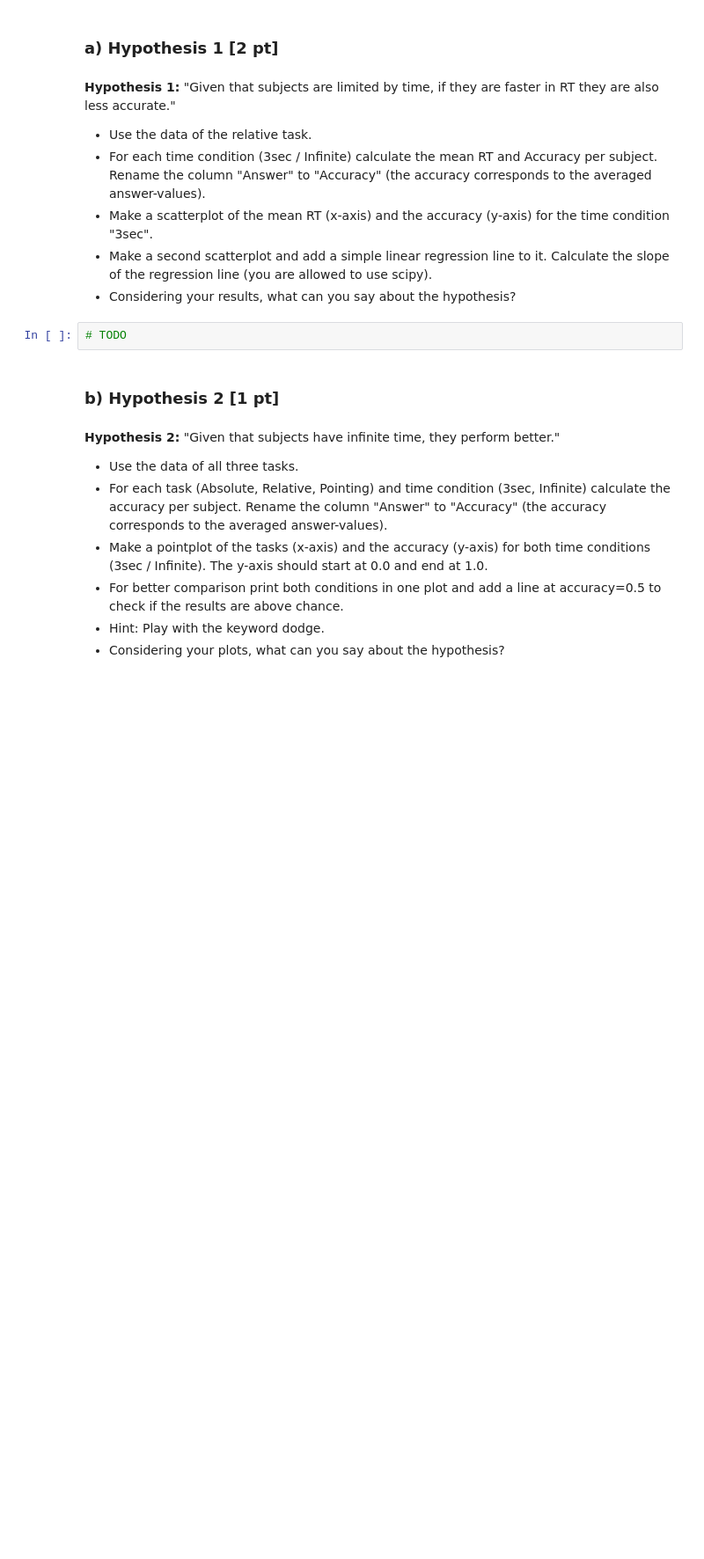
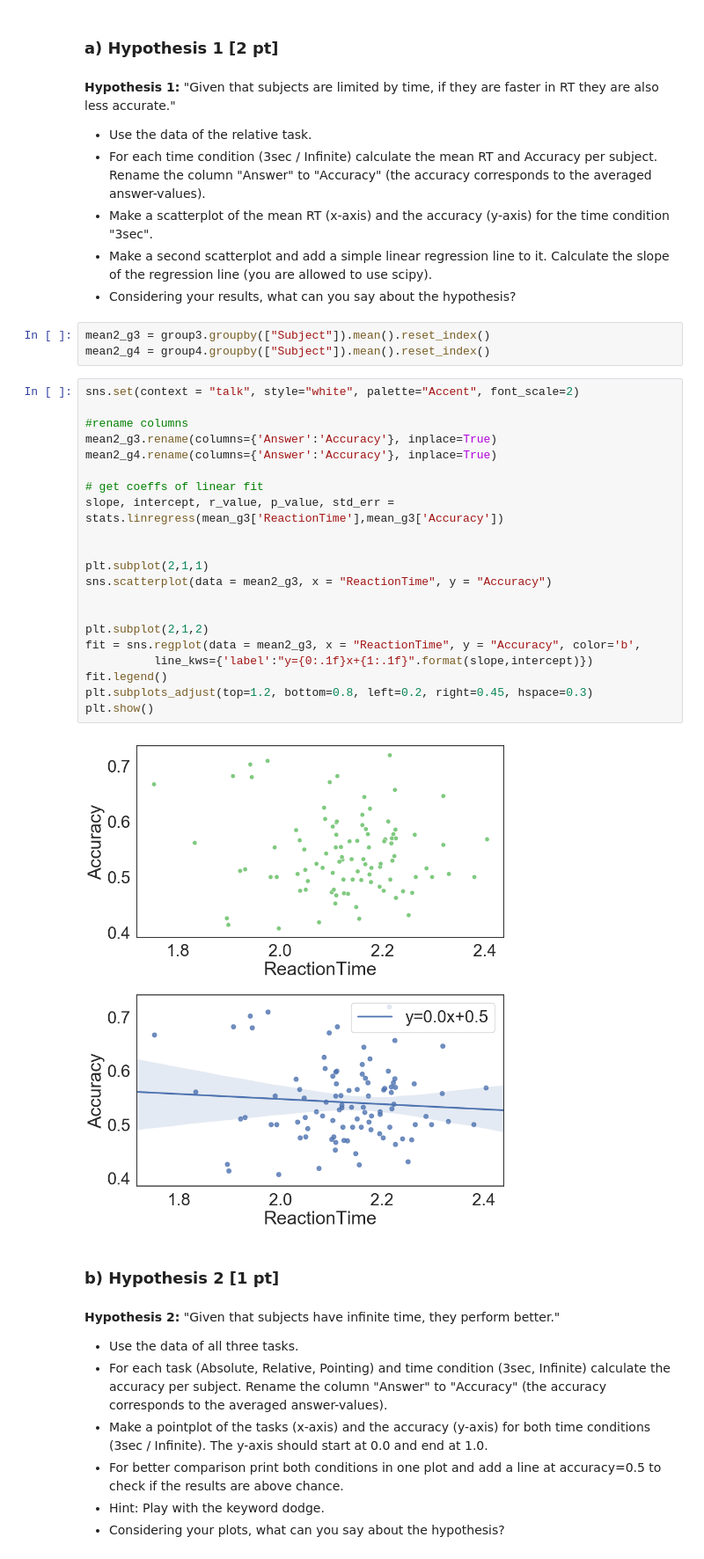
Before and after one commit to NBP-ACC/week-5-acc_7, a Jupyter notebook: sheet03.ipynb, the cells around one changed output. Shown at 88% size. Saved outputs shown, nothing was run; the diff lists cells and outputs as text; blank space fills up the shorter version.

```diff
--- a/sheet03.ipynb
+++ b/sheet03.ipynb
@@ -124,8 +202,32 @@ $group1$ = e.g. data of absolute task for time condition 3sec
 - Make a scatterplot of the mean RT (x-axis) and the accuracy (y-axis) for the time condition "3sec".
 - Make a second scatterplot and add a simple linear regression line to it. Calculate the slope of the regression line (you are allowed to use scipy).
 - Considering your results, what can you say about the hypothesis?
-# %%
-# TODO
+# %%
+mean2_g3 = group3.groupby(["Subject"]).mean().reset_index()
+mean2_g4 = group4.groupby(["Subject"]).mean().reset_index()
+# %%
+sns.set(context = "talk", style="white", palette="Accent", font_scale=2)
+
+#rename columns
+mean2_g3.rename(columns={'Answer':'Accuracy'}, inplace=True)
+mean2_g4.rename(columns={'Answer':'Accuracy'}, inplace=True)
+
+# get coeffs of linear fit
+slope, intercept, r_value, p_value, std_err = stats.linregress(mean_g3['ReactionTime'],mean_g3['Accuracy'])
+
+
+plt.subplot(2,1,1)
+sns.scatterplot(data = mean2_g3, x = "ReactionTime", y = "Accuracy")
+
+
+plt.subplot(2,1,2)
+fit = sns.regplot(data = mean2_g3, x = "ReactionTime", y = "Accuracy", color='b',
+          line_kws={'label':"y={0:.1f}x+{1:.1f}".format(slope,intercept)})
+fit.legend()
+plt.subplots_adjust(top=1.2, bottom=0.8, left=0.2, right=0.45, hspace=0.3)
+plt.show()
+# %% [output]
+[figure, added]
 # %% [markdown]
 ### b) Hypothesis 2 [1 pt]
 # %% [markdown]
```
Also changed, not shown: parts of 4 cells of this notebook.
